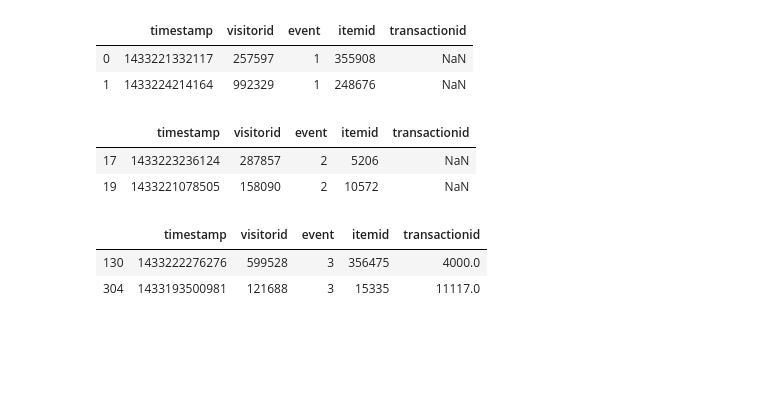
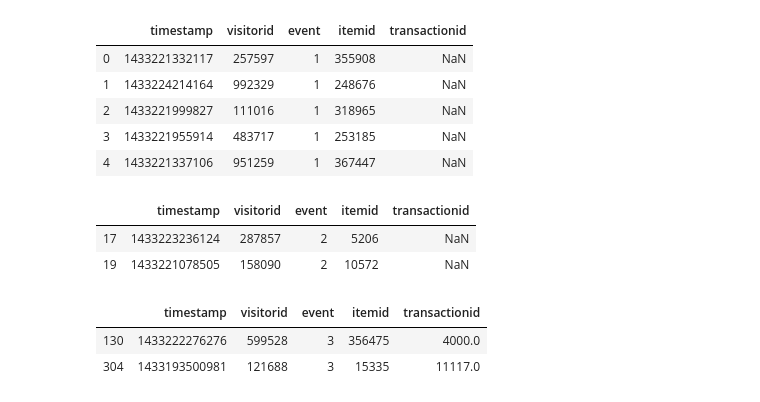
Before and after one commit to Konstantin-Orlovskiy/MSc-Project-Ecommerce, a Jupyter notebook: RetailRocket_Orgnl/balovstvo.ipynb, the cells around one changed output. Drawn from its saved outputs; the diff is of its cells as text; code cells hidden in the pictures; blank space fills up the shorter version.

```diff
--- a/RetailRocket_Orgnl/balovstvo.ipynb
+++ b/RetailRocket_Orgnl/balovstvo.ipynb
@@ -15,11 +55,14 @@ df_view = df_events.loc[(df_events['event']==1)]
 df_addtocart = df_events.loc[(df_events['event']==2)]
 df_transaction = df_events.loc[(df_events['event']==3)]
 # %%
-df_view.head(2)
+df_view.head()
 # %% [output]
 |  | timestamp | visitorid | event | itemid | transactionid |
 | 0 | 1433221332117 | 257597 | 1 | 355908 | NaN |
 | 1 | 1433224214164 | 992329 | 1 | 248676 | NaN |
+| 2 | 1433221999827 | 111016 | 1 | 318965 | NaN |
+| 3 | 1433221955914 | 483717 | 1 | 253185 | NaN |
+| 4 | 1433221337106 | 951259 | 1 | 367447 | NaN |
 # %%
 df_addtocart.head(2)
 # %% [output]
```
Also changed, not shown: parts of 16 cells of this notebook, 10 other files.
